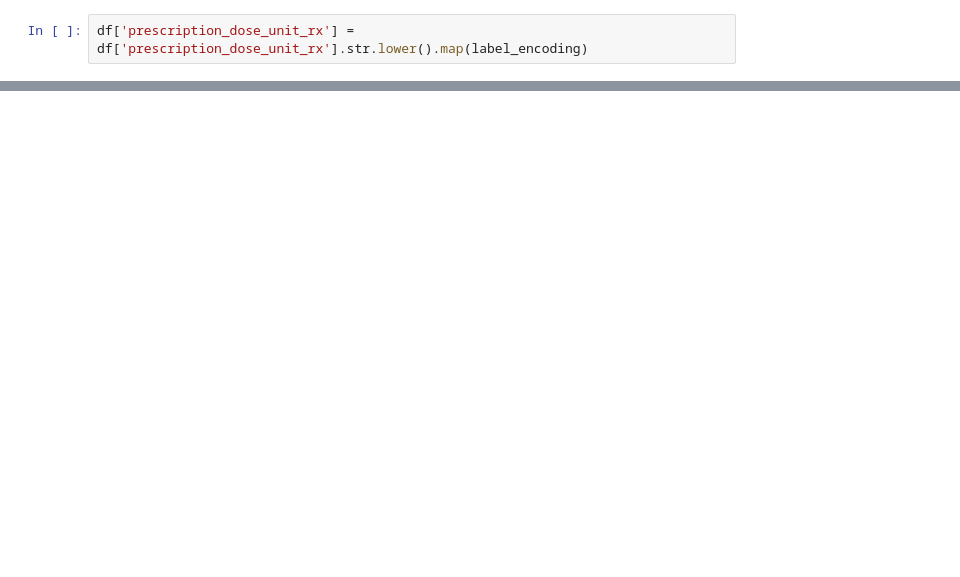
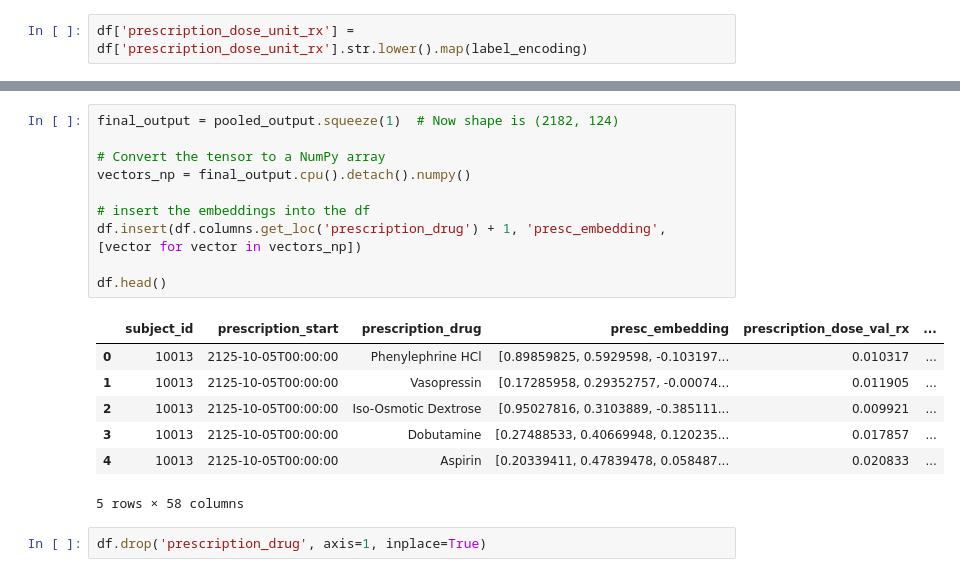
Before and after one commit to vaipos/Blue-Blood-ACM-Research, a Jupyter notebook: bb-dev-ubaid.ipynb, the cells around one changed output, grey strips where cells are left out. Cells and saved outputs as stored; diff of their text form; blank space fills up the shorter version.

```diff
--- a/bb-dev-ubaid.ipynb
+++ b/bb-dev-ubaid.ipynb
@@ -141,0 +217,20 @@ df.head()
+# %%
+final_output = pooled_output.squeeze(1)  # Now shape is (2182, 124)
+
+# Convert the tensor to a NumPy array
+vectors_np = final_output.cpu().detach().numpy()
+
+# insert the embeddings into the df
+df.insert(df.columns.get_loc('prescription_drug') + 1, 'presc_embedding', [vector for vector in vectors_np])
+
+df.head()
+# %% [output]
+|  | subject_id | prescription_start | prescription_drug | presc_embedding | prescription_dose_val_rx | ... |
+| 0 | 10013 | 2125-10-05T00:00:00 | Phenylephrine HCl | [0.89859825, 0.5929598, -0.103197... | 0.010317 | ... |
+| 1 | 10013 | 2125-10-05T00:00:00 | Vasopressin | [0.17285958, 0.29352757, -0.00074... | 0.011905 | ... |
+| 2 | 10013 | 2125-10-05T00:00:00 | Iso-Osmotic Dextrose | [0.95027816, 0.3103889, -0.385111... | 0.009921 | ... |
+| 3 | 10013 | 2125-10-05T00:00:00 | Dobutamine | [0.27488533, 0.40669948, 0.120235... | 0.017857 | ... |
+| 4 | 10013 | 2125-10-05T00:00:00 | Aspirin | [0.20339411, 0.47839478, 0.058487... | 0.020833 | ... |
+5 rows × 58 columns
+# %%
+df.drop('prescription_drug', axis=1, inplace=True)
```
Also changed, not shown: parts of 14 cells of this notebook, 2 other files.
